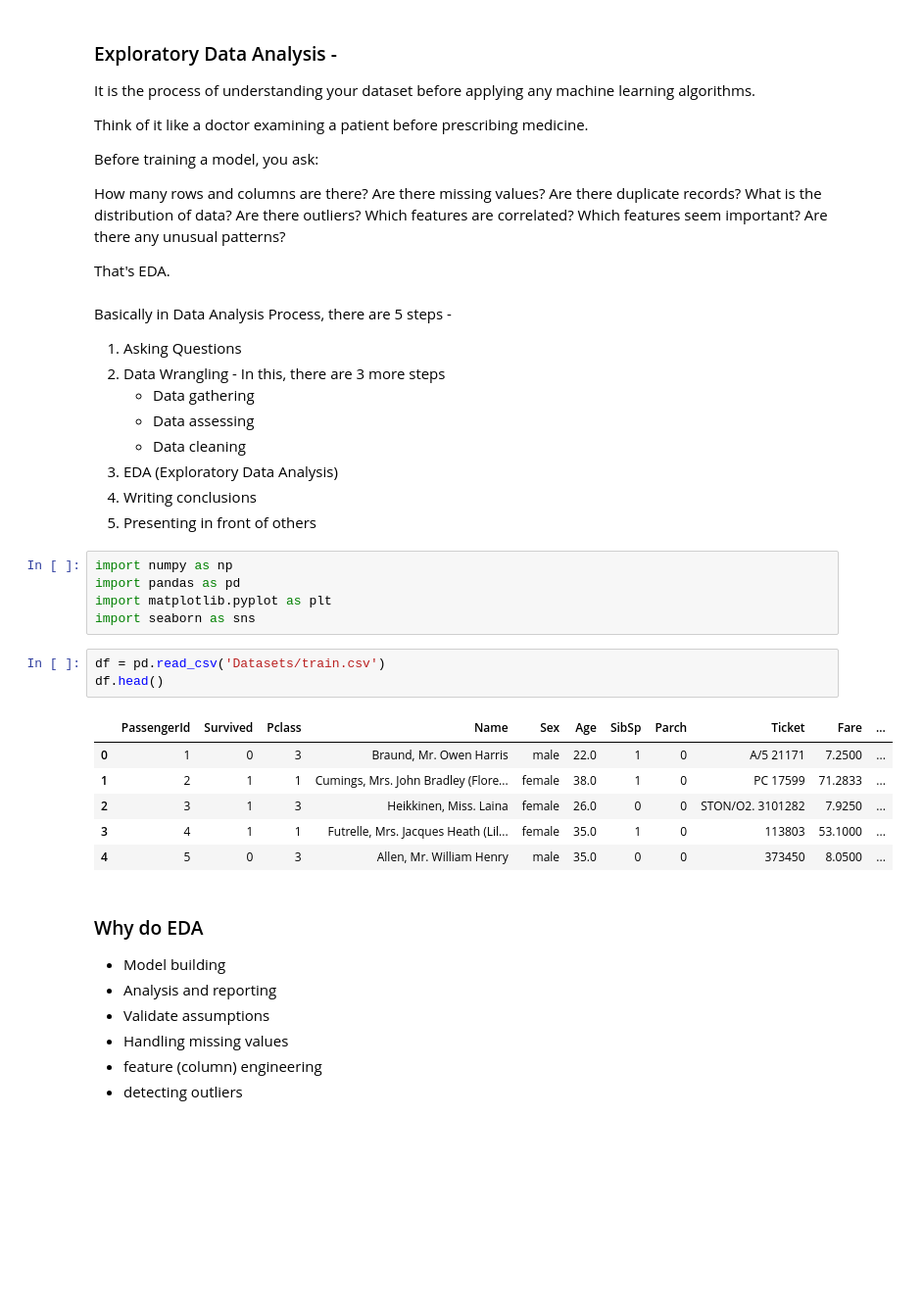
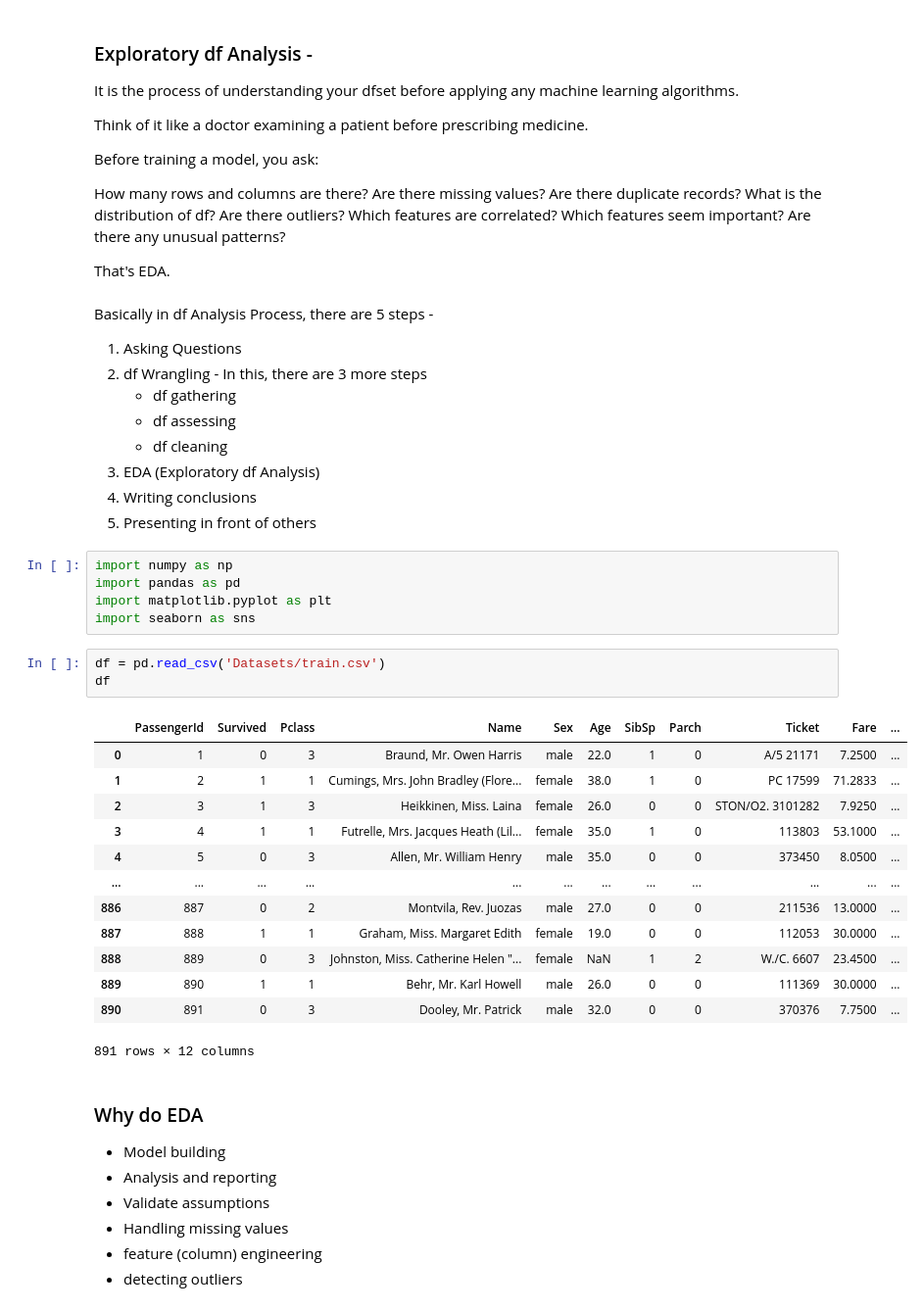
Before and after one commit to abhishekpadwal06/dev, a Jupyter notebook: EDA/eda_101.ipynb, the cells around one changed output. Shown at 98% size. Drawn from its saved outputs; the diff is of its cells as text; blank space fills up the shorter version.

Commit message:
Cpmplete EDA on Titanic Dataset

```diff
--- a/EDA/eda_101.ipynb
+++ b/EDA/eda_101.ipynb
@@ -1,7 +1,7 @@
 # %% [markdown]
-### Exploratory Data Analysis -
+### Exploratory df Analysis -
 
-It is the process of understanding your dataset before applying any machine learning algorithms.
+It is the process of understanding your dfset before applying any machine learning algorithms.
 
 Think of it like a doctor examining a patient before prescribing medicine.
 
@@ -10,7 +10,7 @@ Before training a model, you ask:
 How many rows and columns are there?
 Are there missing values?
 Are there duplicate records?
-What is the distribution of data?
+What is the distribution of df?
 Are there outliers?
 Which features are correlated?
 Which features seem important?
@@ -18,13 +18,13 @@ Are there any unusual patterns?
 
 That's EDA.
 # %% [markdown]
-Basically in Data Analysis Process, there are 5 steps -
+Basically in df Analysis Process, there are 5 steps -
 1. Asking Questions
-2. Data Wrangling - In this, there are 3 more steps
-    - Data gathering
-    - Data assessing
-    - Data cleaning
-3. EDA (Exploratory Data Analysis)
+2. df Wrangling - In this, there are 3 more steps
+    - df gathering
+    - df assessing
+    - df cleaning
+3. EDA (Exploratory df Analysis)
 4. Writing conclusions
 5. Presenting in front of others
 # %%
@@ -34,14 +34,21 @@ import matplotlib.pyplot as plt
 import seaborn as sns
 # %%
 df = pd.read_csv('Datasets/train.csv')
-df.head()
+df
 # %% [output]
 |  | PassengerId | Survived | Pclass | Name | Sex | Age | SibSp | Parch | Ticket | Fare | ... |
 | 0 | 1 | 0 | 3 | Braund, Mr. Owen Harris | male | 22.0 | 1 | 0 | A/5 21171 | 7.2500 | ... |
 | 1 | 2 | 1 | 1 | Cumings, Mrs. John Bradley (Flore... | female | 38.0 | 1 | 0 | PC 17599 | 71.2833 | ... |
 | 2 | 3 | 1 | 3 | Heikkinen, Miss. Laina | female | 26.0 | 0 | 0 | STON/O2. 3101282 | 7.9250 | ... |
 | 3 | 4 | 1 | 1 | Futrelle, Mrs. Jacques Heath (Lil... | female | 35.0 | 1 | 0 | 113803 | 53.1000 | ... |
 | 4 | 5 | 0 | 3 | Allen, Mr. William Henry | male | 35.0 | 0 | 0 | 373450 | 8.0500 | ... |
+| ... | ... | ... | ... | ... | ... | ... | ... | ... | ... | ... | ... |
+| 886 | 887 | 0 | 2 | Montvila, Rev. Juozas | male | 27.0 | 0 | 0 | 211536 | 13.0000 | ... |
+| 887 | 888 | 1 | 1 | Graham, Miss. Margaret Edith | female | 19.0 | 0 | 0 | 112053 | 30.0000 | ... |
+| 888 | 889 | 0 | 3 | Johnston, Miss. Catherine Helen "... | female | NaN | 1 | 2 | W./C. 6607 | 23.4500 | ... |
+| 889 | 890 | 1 | 1 | Behr, Mr. Karl Howell | male | 26.0 | 0 | 0 | 111369 | 30.0000 | ... |
+| 890 | 891 | 0 | 3 | Dooley, Mr. Patrick | male | 32.0 | 0 | 0 | 370376 | 7.7500 | ... |
+891 rows × 12 columns
 # %% [markdown]
 ### Why do EDA
 
```
Also changed, not shown: parts of 60 cells of this notebook.
